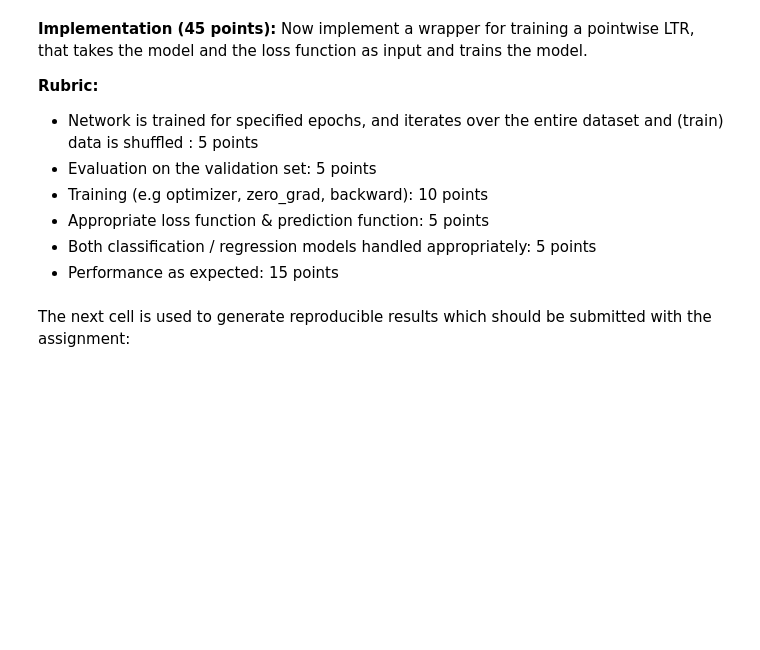
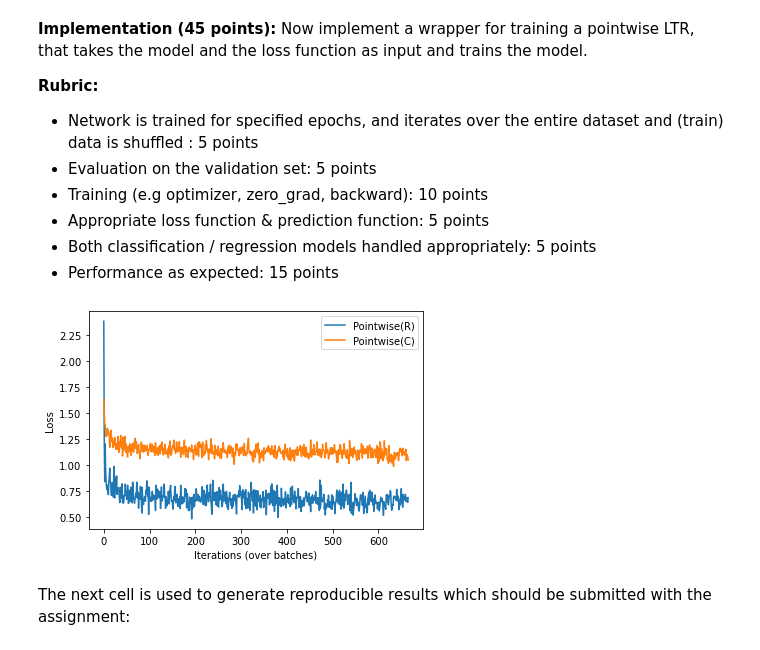
Before and after one commit to RoelRotti/IR1-Ass2-On-Offline-LTR, a Jupyter notebook: 13152416_13371266_10166122.ipynb, the cells around one changed output. Saved outputs shown, nothing was run; the diff lists cells and outputs as text; code cells hidden in the pictures; blank space fills up the shorter version.

```diff
--- a/13152416_13371266_10166122.ipynb
+++ b/13152416_13371266_10166122.ipynb
@@ -509,7 +509,7 @@ def train_pointwise(net, loss, params):
     if loss == "clf":
         loss_function = clf_loss
         pred_fn = partial(clf_pred, net=net) # Create partial function since net is always specified
-    else:
+    elif loss == "reg":
         loss_function = reg_loss
         pred_fn = partial(point_nn_reg)
 
@@ -522,14 +522,17 @@ def train_pointwise(net, loss, params):
 
     # Training loop
     for epoch in range(epochs):
-        for (input_data, target) in train_dl: # X: [INPUT_FEATURES(501),BATCH_SIZE(32)], Y: [N_CLASSES(1 for reg, 5 for clf),BATCH_SIZE(32)]
+        net.train()
+        for (input_data, target) in tqdm(train_dl): # X: [INPUT_FEATURES(501),BATCH_SIZE(32)], Y: [N_CLASSES(1 for reg, 5 for clf),BATCH_SIZE(32)]
             net.zero_grad()
             out = net(input_data)
             loss = loss_function(out, target)
+            losses.append(loss)
             loss.backward()
             optimizer.step()
 
         # EVALUATE
+        net.eval()
         train_evaluation = evaluate_model(pred_fn, "train", batch_size=batch_size)
         validation_evaluation = evaluate_model(pred_fn, "validation")
 
@@ -542,19 +545,32 @@ def train_pointwise(net, loss, params):
 
     return {
         "metrics_val": val_metrics_epoch,
-        "metrics_train": train_metrics_epoch
+        "metrics_train": train_metrics_epoch,
     }
 # %%
 # Change this to test your code!
-pointwise_test_params = Namespace(epochs=10,
+pointwise_test_params = Namespace(epochs=2,
                     lr=1e-3,
                     batch_size=256,
                    metrics={"ndcg"})
 # uncomment to test your code
-## train a regression model
-# met_reg = train_pointwise(point_nn_reg, "reg", pointwise_test_params)
+
+# train a regression model
+losses = []
+met_reg = train_pointwise(point_nn_reg, "reg", pointwise_test_params)
+plt.plot(losses, label = 'Pointwise(R)')
+
 ## train a classification model
-# met_clf = train_pointwise(point_nn_clf, "clf", pointwise_test_params)
+losses = []
+train_pointwise(point_nn_clf, "clf", pointwise_test_params)
+plt.plot(losses, label = 'Pointwise(C)')
+
+plt.legend()
+plt.ylabel('Loss')
+plt.xlabel('Iterations (over batches)')
+plt.show()
+# %% [output]
+[figure, added]
 # %% [markdown]
 The next cell is used to generate reproducible results which should be submitted with the assignment:
 # %%
```
Also changed, not shown: parts of 29 cells of this notebook, 13 other files.
